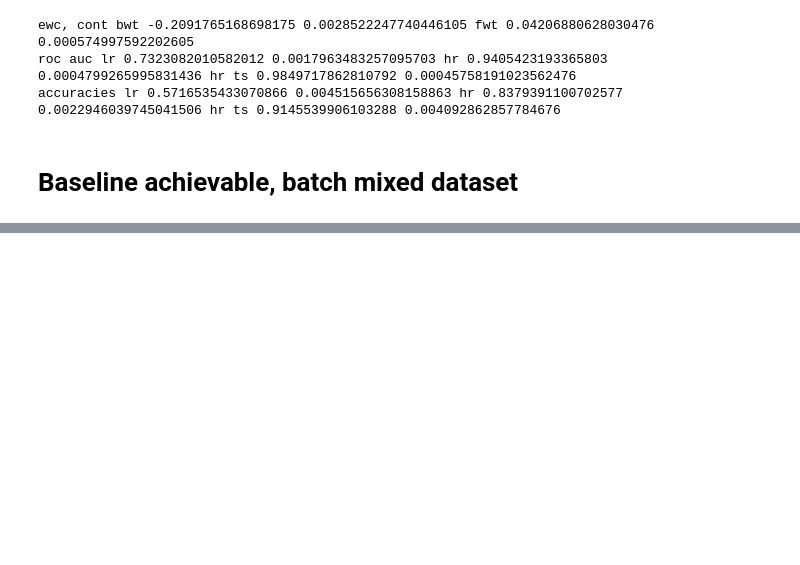
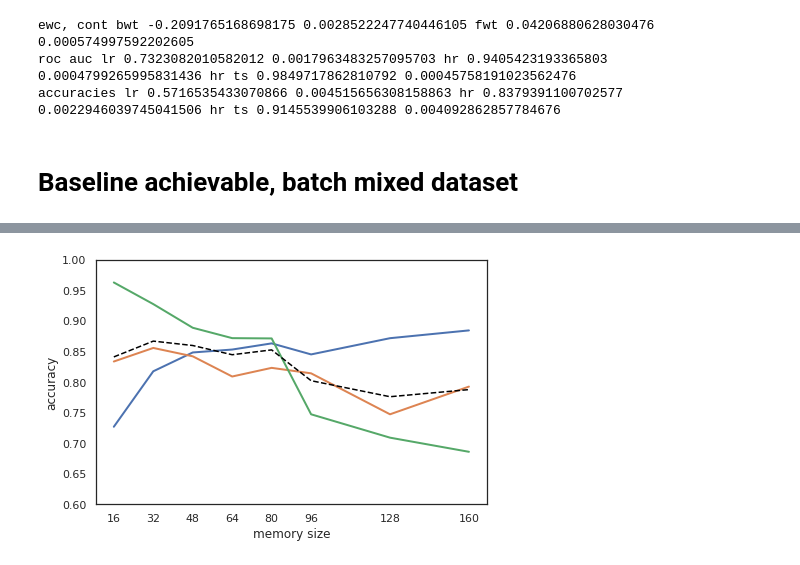
Before and after one commit to cirmuw/dynamicmemory, a Jupyter notebook: Results.ipynb, the cells around one changed output, grey strips where cells are left out. Saved outputs shown, nothing was run; the diff lists cells and outputs as text; code cells hidden in the pictures; blank space fills up the shorter version.

```diff
--- a/Results.ipynb
+++ b/Results.ipynb
@@ -1175,0 +1259,29 @@ mean 0.8670991608694926 0.06951460904576025
+# %%
+roc_aucs = dict()
+accuracies = dict()
+
+roc_aucs[32] = auc_end_cache_32
+accuracies[32] = acc_end_cache_32
+
+roc_aucs[64] = auc_end_cache
+accuracies[64] = acc_end_cache
+
+roc_aucs[128] = auc_end_cache_128
+accuracies[128] = acc_end_cache_128
+# %%
+cachesizes = [16, 32, 48, 64, 80, 96, 128, 160]
+
+for c in cachesizes:
+    if not c in roc_aucs:
+        hparams={'continous': True,
+                 'use_cache':True,
+                'datasetfile': 'catsinom_combined_dsts3_dataset.csv',
+                'base_model': 'batch_lr_base_train_1_2d20289ac9.pt',
+                'val_check_interval': 30,
+                'cachemaximum': c,
+                'force_misclassified':True}
+
+        (roc_aucs_val, accuracies_val) = test_metrices(hparams, {'LR': val_lr, 'HR': val_hr, 'HR TS': val_hr_ts}, device)
+
+        roc_aucs[c] = roc_aucs_val
+        accuracies[c] = accuracies_val
@@ -1175,0 +1346,14 @@ mean 0.8670991608694926 0.06951460904576025
+# %%
+plt.figure(figsize=(7, 4.5))
+sns.set_style('white')
+plt.plot(cachesizes, [np.mean(accuracies[c]['LR']) for c in cachesizes], linewidth=2)
+plt.plot(cachesizes, [np.mean(accuracies[c]['HR']) for c in cachesizes], linewidth=2)
+plt.plot(cachesizes, [np.mean(accuracies[c]['HR TS']) for c in cachesizes], linewidth=2)
+plt.plot(cachesizes, [np.mean([accuracies[c]['LR'], accuracies[c]['HR'], accuracies[c]['HR TS']]) for c in cachesizes], linewidth=1.5, linestyle='--', color='black')
+plt.xticks(cachesizes)
+plt.xlabel('memory size')
+plt.ylabel('accuracy')
+plt.ylim([0.60, 1.0])
+plt.savefig(catutils.RESPATH+'memory_size_effect_accuracy.pdf')
+# %% [output]
+[figure, added]
```
Also changed, not shown: parts of 30 cells of this notebook, 9 other files.
